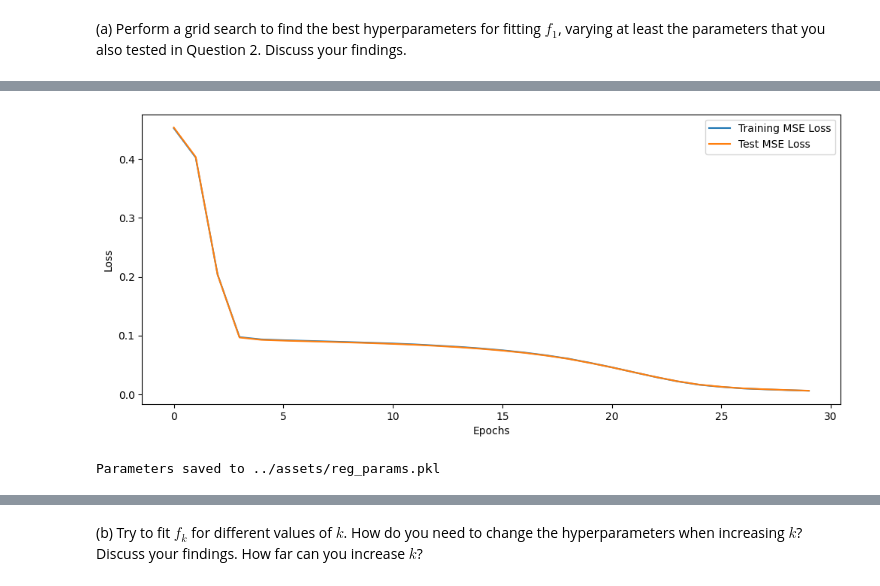
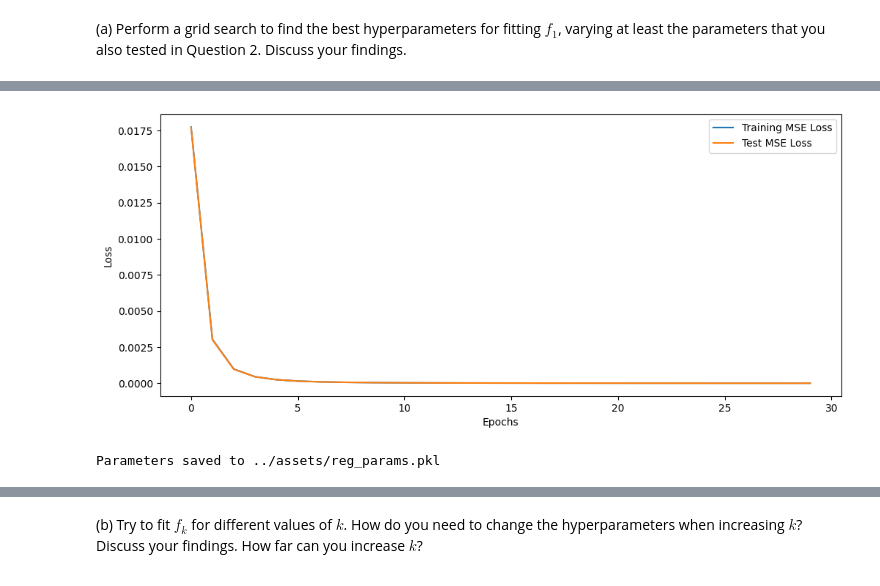
Before and after one commit to yazanmashal03/laoml-project, a Jupyter notebook: notebook/project2.ipynb, the cells around one changed output, grey strips where cells are left out. Cells and saved outputs as stored; diff of their text form; code cells hidden in the pictures.

```diff
--- a/notebook/project2.ipynb
+++ b/notebook/project2.ipynb
@@ -524,9 +527,9 @@ grid_search_configs = {
     'epochs': [100]
 }
 # %%
-# We start by generating a sufficient number of training samples. We will use 1000 samples.
+# We start by generating a sufficient number of training samples. We will use 100000 samples.
 n_samples = 100000
-k = 3
+k = 1
 x = jnp.linspace(-1, 1, n_samples).reshape(-1, 1)
 y = jnp.sin(k * jnp.pi * x)
 
@@ -589,7 +592,7 @@ plt.ylabel('Loss')
 plt.legend()
 plt.show()
 
-save_params(params, filename='../assets/reg_params.pkl')
+save_params(params, filename=f'../assets/{k}reg_params.pkl')
 # %% [output]
 Training best model on full training set...
 Configuration: {'layer_widths': [1, 128, 128, 1], 'activation': 'relu', 'learning_rate': 0.01, 'batch_size': 64, 'epochs': 30}
@@ -601,4 +604,4 @@ Final Test Loss: 0.0060
-[figure, old version]
+[figure, new version]
 Parameters saved to ../assets/reg_params.pkl
 # %%
 # plot the true function and the predicted function
```
Also changed, not shown: parts of 7 cells of this notebook, 1 other file.
